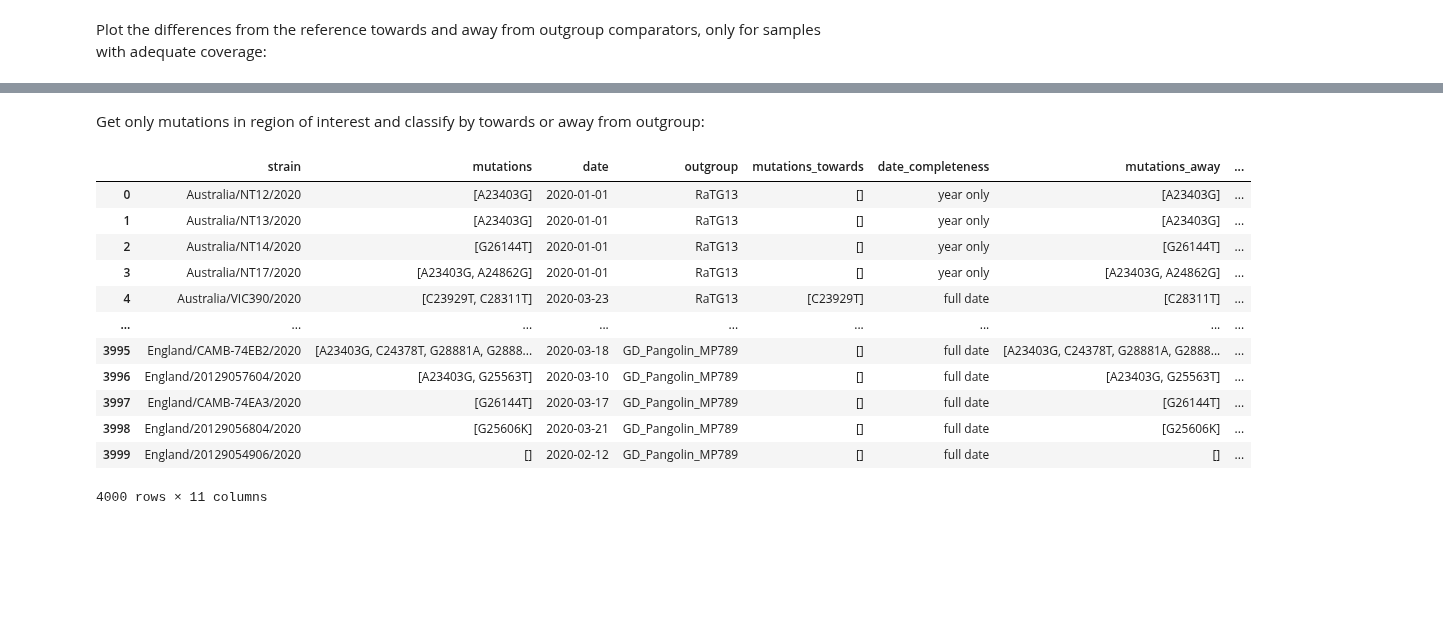
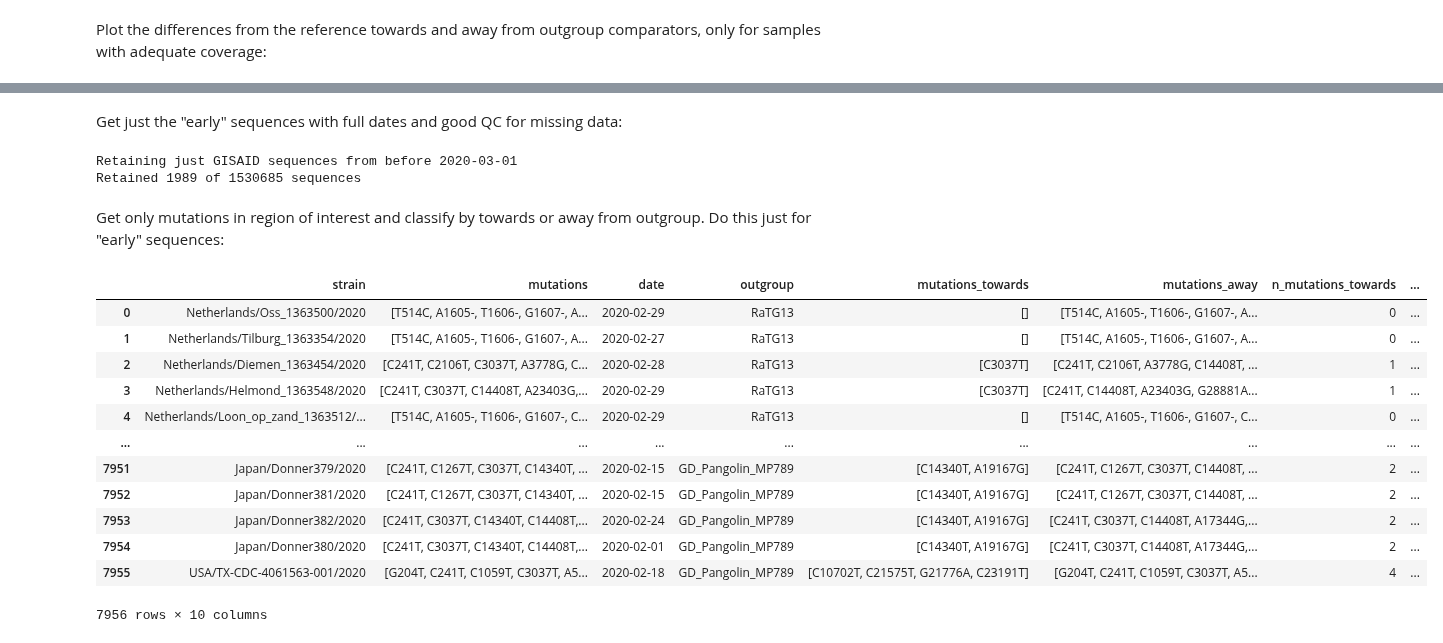
Before and after one commit to jbloom/SARS-CoV-2_PRJNA612766, a Jupyter notebook: notebooks/integrated_analysis.py.ipynb, the cells around one changed output, grey strips where cells are left out. Drawn from its saved outputs; the diff is of its cells as text; code cells hidden in the pictures; blank space fills up the shorter version.

```diff
--- a/notebooks/integrated_analysis.py.ipynb
+++ b/notebooks/integrated_analysis.py.ipynb
@@ -9,6 +9,7 @@ import sys; sys.path.extend(['/fh/fast/bloom_j/software/miniconda3/envs/SARS-CoV
 
 snakemake.params.min_frac_coverage = 0.25
 snakemake.params.comparator_genomes = ['RaTG13', 'RmYN02', 'RShSTT200', 'GD_Pangolin_MP789']
+snakemake.params.gisaid_last_date = '2020-03-01'
 # %% [markdown]
 ## Setup for analysis
 # %%
@@ -326,64 +355,69 @@ gisaid = (
+# %% [markdown]
+Get just the "early" sequences with full dates and good QC for missing data:
+# %%
+print(f"Retaining just GISAID sequences from before {gisaid_last_date}")
+last_date = pd.to_datetime(gisaid_last_date)
+
+gisaid_early = (gisaid
+                .query('date_completeness == "full date"')
+                .query('date < @last_date')
+                .query('QC_missing_data == "good"')
+                )
+
+print(f"Retained {len(gisaid_early)} of {len(gisaid)} sequences")
+# %% [output]
+Retaining just GISAID sequences from before 2020-03-01
+Retained 1989 of 1530685 sequences
 # %% [markdown]
-Get only mutations in region of interest and classify by towards or away from outgroup:
+Get only mutations in region of interest and classify by towards or away from outgroup.
+Do this just for "early" sequences:
 # %%
 def filter_by_region(muts):
+    return muts
     muts_in_region = []
     for mut in muts:
         m = re.match('[ACGT](?P<site>\d+)', mut)
         if seq_start <= int(m.group('site')) <= seq_end:
             muts_in_region.append(mut)
     return muts_in_region
 
-def classify_date_completeness(d):
-    if re.fullmatch('\d{4}\-\d{2}\-\d{2}', d):
-        return 'full date'
-    elif re.fullmatch('\d{4}', d):
-        return 'year only'
-    elif re.fullmatch('\d{4}\-\d{2}', d) or re.fullmatch('\d{4}\-\d{2}\-XX', d):
-        return 'month only'
-    else:
-        raise ValueError(d, len(d))
-
-gisaid_diffs = (
-    gisaid
+gisaid_early_diffs = (
+    gisaid_early
     .rename(columns={f"{comparator}_mutations": comparator
                      for comparator in comparator_genomes})
     .melt(id_vars=['strain', 'mutations', 'date'],
           value_vars=comparator_genomes,
           var_name='outgroup',
           value_name='mutations_towards'
           )
-    .assign(date_completeness=lambda x: x['date'].map(classify_date_completeness),
-            date=lambda x: x['date'].str.replace('-XX', '', regex=False)
-                           .map(pd.to_datetime),
-            mutations=lambda x: x['mutations']
+    .assign(mutations=lambda x: x['mutations']
                                 .map(lambda s: s.split(',') if s else [])
                                 .map(filter_by_region),
             mutations_towards=lambda x: x['mutations_towards']
                                         .map(lambda s: s.split(',') if s else [])
                                         .map(filter_by_region),
             mutations_away=lambda x: x.apply(lambda r: [m for m in r['mutations']
                                                         if m not in r['mutations_towards']],
                                              axis=1),
             n_mutations_towards=lambda x: x['mutations_towards'].map(len),
             n_mutations_away=lambda x: x['mutations_away'].map(len),
             mutations_str_towards=lambda x: x['mutations_towards'].map('; '.join),
             mutations_str_away=lambda x: x['mutations_away'].map('; '.join),
             )
     )
 
-gisaid_diffs
+gisaid_early_diffs
 # %% [output]
-|  | strain | mutations | date | outgroup | mutations_towards | date_completeness | mutations_away | ... |
-| 0 | Australia/NT12/2020 | [A23403G] | 2020-01-01 | RaTG13 | [] | year only | [A23403G] | ... |
-| 1 | Australia/NT13/2020 | [A23403G] | 2020-01-01 | RaTG13 | [] | year only | [A23403G] | ... |
-| 2 | Australia/NT14/2020 | [G26144T] | 2020-01-01 | RaTG13 | [] | year only | [G26144T] | ... |
-| 3 | Australia/NT17/2020 | [A23403G, A24862G] | 2020-01-01 | RaTG13 | [] | year only | [A23403G, A24862G] | ... |
-| 4 | Australia/VIC390/2020 | [C23929T, C28311T] | 2020-03-23 | RaTG13 | [C23929T] | full date | [C28311T] | ... |
+|  | strain | mutations | date | outgroup | mutations_towards | mutations_away | n_mutations_towards | ... |
+| 0 | Netherlands/Oss_1363500/2020 | [T514C, A1605-, T1606-, G1607-, A... | 2020-02-29 | RaTG13 | [] | [T514C, A1605-, T1606-, G1607-, A... | 0 | ... |
+| 1 | Netherlands/Tilburg_1363354/2020 | [T514C, A1605-, T1606-, G1607-, A... | 2020-02-27 | RaTG13 | [] | [T514C, A1605-, T1606-, G1607-, A... | 0 | ... |
+| 2 | Netherlands/Diemen_1363454/2020 | [C241T, C2106T, C3037T, A3778G, C... | 2020-02-28 | RaTG13 | [C3037T] | [C241T, C2106T, A3778G, C14408T, ... | 1 | ... |
+| 3 | Netherlands/Helmond_1363548/2020 | [C241T, C3037T, C14408T, A23403G,... | 2020-02-29 | RaTG13 | [C3037T] | [C241T, C14408T, A23403G, G28881A... | 1 | ... |
+| 4 | Netherlands/Loon_op_zand_1363512/... | [T514C, A1605-, T1606-, G1607-, C... | 2020-02-29 | RaTG13 | [] | [T514C, A1605-, T1606-, G1607-, C... | 0 | ... |
 | ... | ... | ... | ... | ... | ... | ... | ... | ... |
-| 3995 | England/CAMB-74EB2/2020 | [A23403G, C24378T, G28881A, G2888... | 2020-03-18 | GD_Pangolin_MP789 | [] | full date | [A23403G, C24378T, G28881A, G2888... | ... |
-| 3996 | England/20129057604/2020 | [A23403G, G25563T] | 2020-03-10 | GD_Pangolin_MP789 | [] | full date | [A23403G, G25563T] | ... |
-| 3997 | England/CAMB-74EA3/2020 | [G26144T] | 2020-03-17 | GD_Pangolin_MP789 | [] | full date | [G26144T] | ... |
-| 3998 | England/20129056804/2020 | [G25606K] | 2020-03-21 | GD_Pangolin_MP789 | [] | full date | [G25606K] | ... |
-| 3999 | England/20129054906/2020 | [] | 2020-02-12 | GD_Pangolin_MP789 | [] | full date | [] | ... |
+| 7951 | Japan/Donner379/2020 | [C241T, C1267T, C3037T, C14340T, ... | 2020-02-15 | GD_Pangolin_MP789 | [C14340T, A19167G] | [C241T, C1267T, C3037T, C14408T, ... | 2 | ... |
+| 7952 | Japan/Donner381/2020 | [C241T, C1267T, C3037T, C14340T, ... | 2020-02-15 | GD_Pangolin_MP789 | [C14340T, A19167G] | [C241T, C1267T, C3037T, C14408T, ... | 2 | ... |
+| 7953 | Japan/Donner382/2020 | [C241T, C3037T, C14340T, C14408T,... | 2020-02-24 | GD_Pangolin_MP789 | [C14340T, A19167G] | [C241T, C3037T, C14408T, A17344G,... | 2 | ... |
+| 7954 | Japan/Donner380/2020 | [C241T, C3037T, C14340T, C14408T,... | 2020-02-01 | GD_Pangolin_MP789 | [C14340T, A19167G] | [C241T, C3037T, C14408T, A17344G,... | 2 | ... |
+| 7955 | USA/TX-CDC-4061563-001/2020 | [G204T, C241T, C1059T, C3037T, A5... | 2020-02-18 | GD_Pangolin_MP789 | [C10702T, C21575T, G21776A, C23191T] | [G204T, C241T, C1059T, C3037T, A5... | 4 | ... |
-4000 rows × 11 columns
+7956 rows × 10 columns
```
Also changed, not shown: parts of 10 cells of this notebook, 2 other files.
